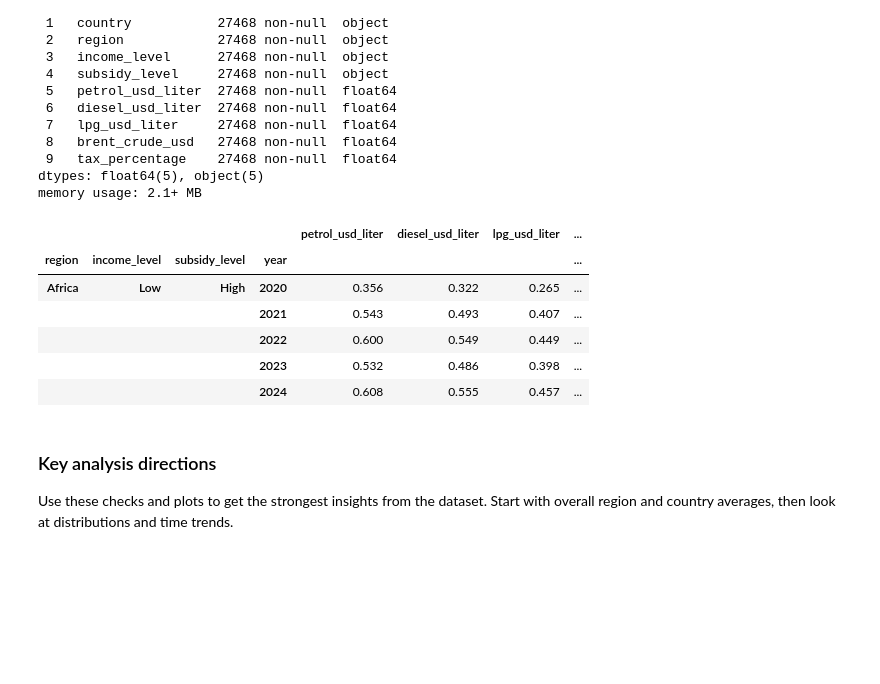
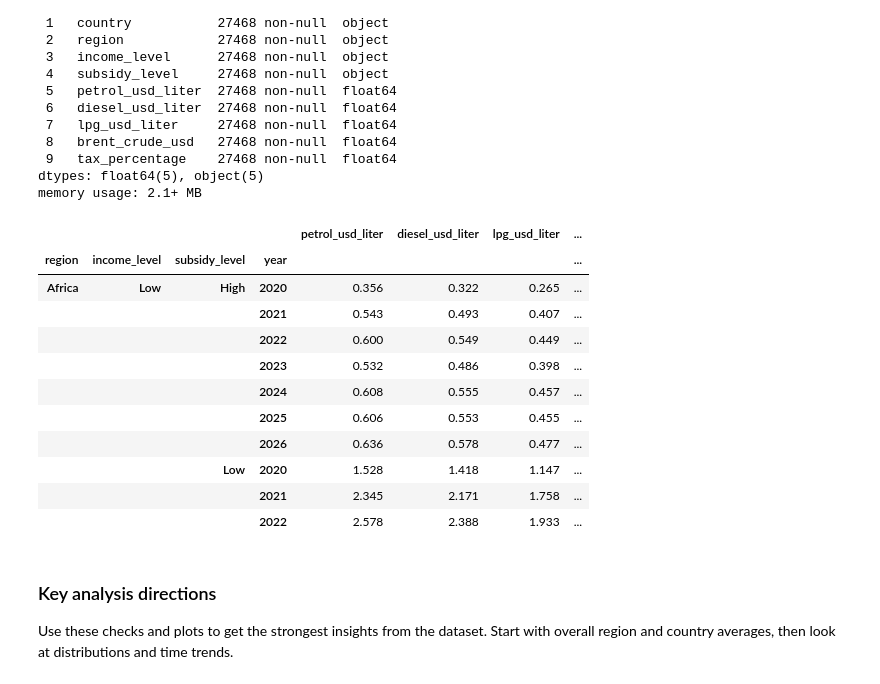
Before and after one commit to fa7hmed12121-eng/analyzing-fuel-prices, a Jupyter notebook: fuels_analyzing.ipynb, the cells around one changed output. Drawn from its saved outputs; the diff is of its cells as text; code cells hidden in the pictures; blank space fills up the shorter version.

Commit message:
low subsidy fuel much priced

```diff
--- a/fuels_analyzing.ipynb
+++ b/fuels_analyzing.ipynb
@@ -29,25 +29,30 @@ memory usage: 2.1+ MB
 # %%
 data['date'] = pd.to_datetime(data['date'])
 data['year'] = data['date'].dt.year
 data['month'] = data['date'].dt.month
 data['quarter'] = data['date'].dt.to_period('Q')
 
-summary = data.groupby(['region', 'income_level', 'subsidy_level', 'year']).agg({
+summary = data.groupby(['region', 'income_level', 'subsidy_level',  'year']).agg({
     'petrol_usd_liter': 'mean',
     'diesel_usd_liter': 'mean',
     'lpg_usd_liter': 'mean',
     'brent_crude_usd': 'mean',
     'tax_percentage': 'mean'
 }).round(3)
-summary.head()
+summary.head(10)
 # %% [output]
 |  |  |  |  | petrol_usd_liter | diesel_usd_liter | lpg_usd_liter | ... |
 | region | income_level | subsidy_level | year |  |  |  | ... |
 | Africa | Low | High | 2020 | 0.356 | 0.322 | 0.265 | ... |
 |  |  |  | 2021 | 0.543 | 0.493 | 0.407 | ... |
 |  |  |  | 2022 | 0.600 | 0.549 | 0.449 | ... |
 |  |  |  | 2023 | 0.532 | 0.486 | 0.398 | ... |
 |  |  |  | 2024 | 0.608 | 0.555 | 0.457 | ... |
+|  |  |  | 2025 | 0.606 | 0.553 | 0.455 | ... |
+|  |  |  | 2026 | 0.636 | 0.578 | 0.477 | ... |
+|  |  | Low | 2020 | 1.528 | 1.418 | 1.147 | ... |
+|  |  |  | 2021 | 2.345 | 2.171 | 1.758 | ... |
+|  |  |  | 2022 | 2.578 | 2.388 | 1.933 | ... |
 # %% [markdown]
 ### Key analysis directions
 
```
Also changed, not shown: 2 other files.
